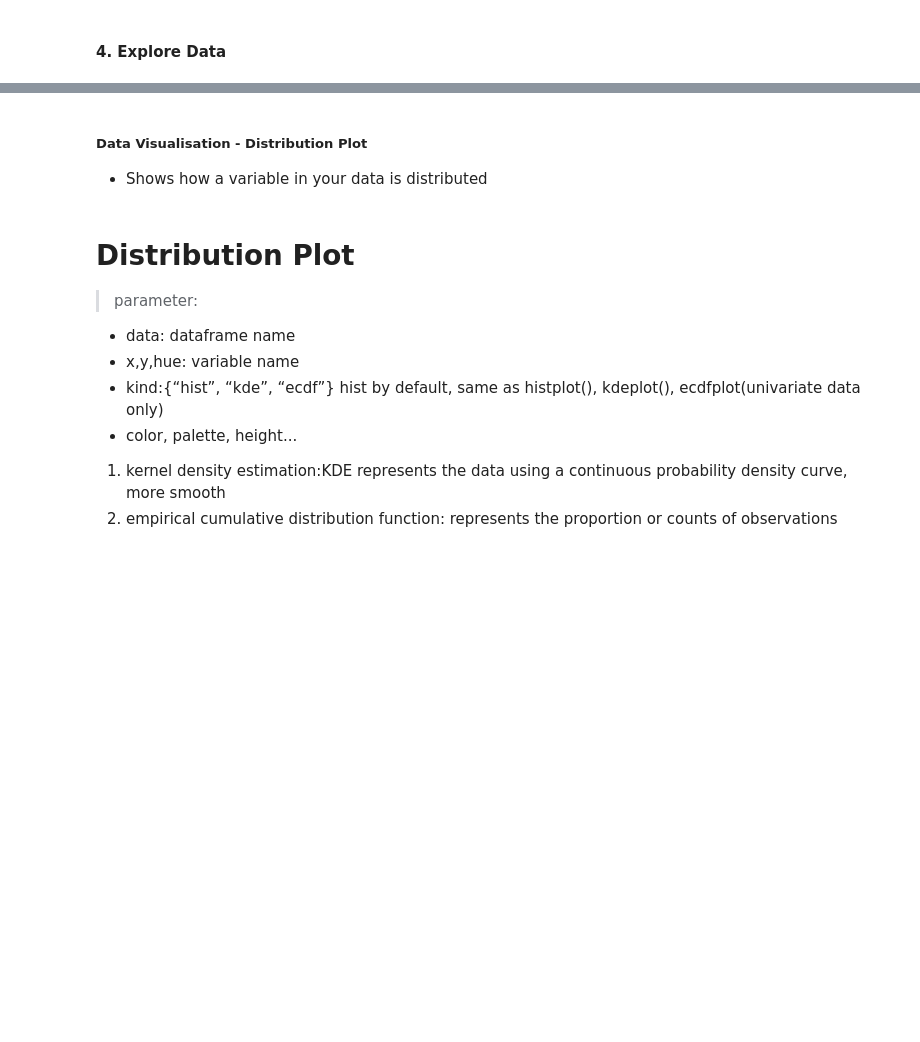
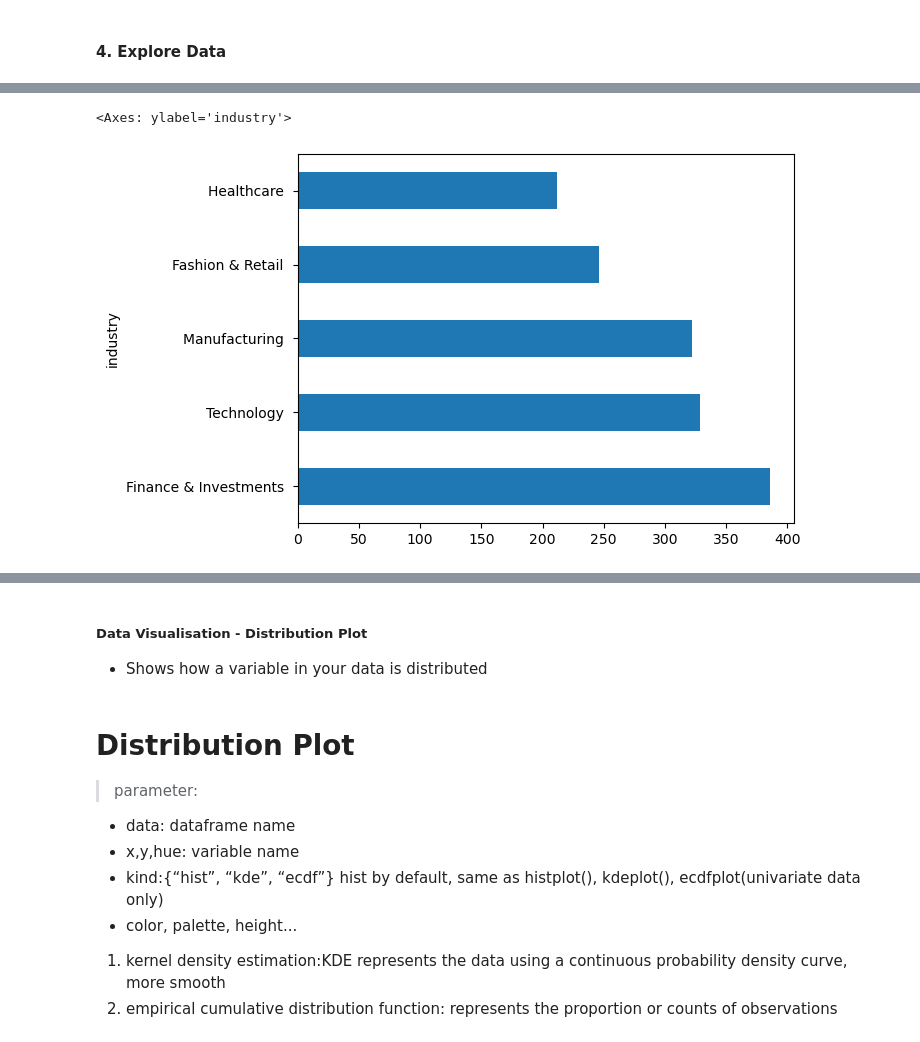
Before and after one commit to DACSIM/DSA-Curriculum, a Jupyter notebook: DSA-002-Python_Recap_EDA_and_ML_introduction/DS_2024_Python_EDA_Recap_[Blank].ipynb, the cells around one changed output, grey strips where cells are left out. Cells and saved outputs as stored; diff of their text form; code cells hidden in the pictures; blank space fills up the shorter version.

```diff
--- a/DSA-002-Python_Recap_EDA_and_ML_introduction/DS_2024_Python_EDA_Recap_[Blank].ipynb
+++ b/DSA-002-Python_Recap_EDA_and_ML_introduction/DS_2024_Python_EDA_Recap_[Blank].ipynb
@@ -45,4 +155,8 @@
 # %%
 #Horizontal bar
+forbes['industry'].value_counts()[:5].plot(kind='barh')
+# %% [output]
+<Axes: ylabel='industry'>
+[figure, added]
 # %%
 # Finding the country with the highest number of billionaires
```
Also changed, not shown: parts of 35 cells of this notebook, 2 other files.
